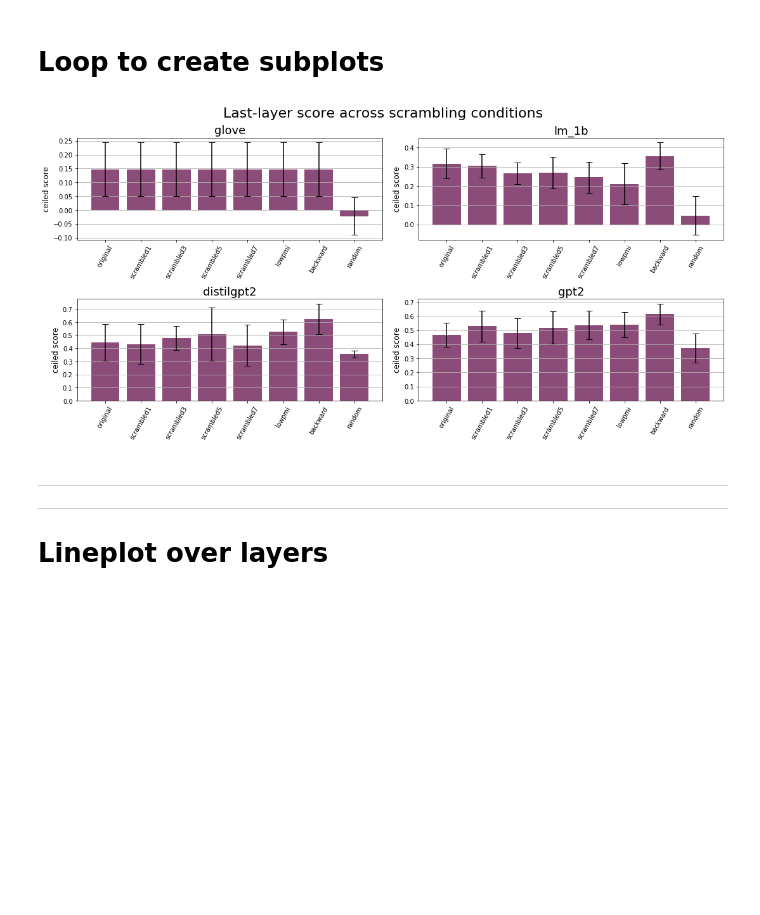
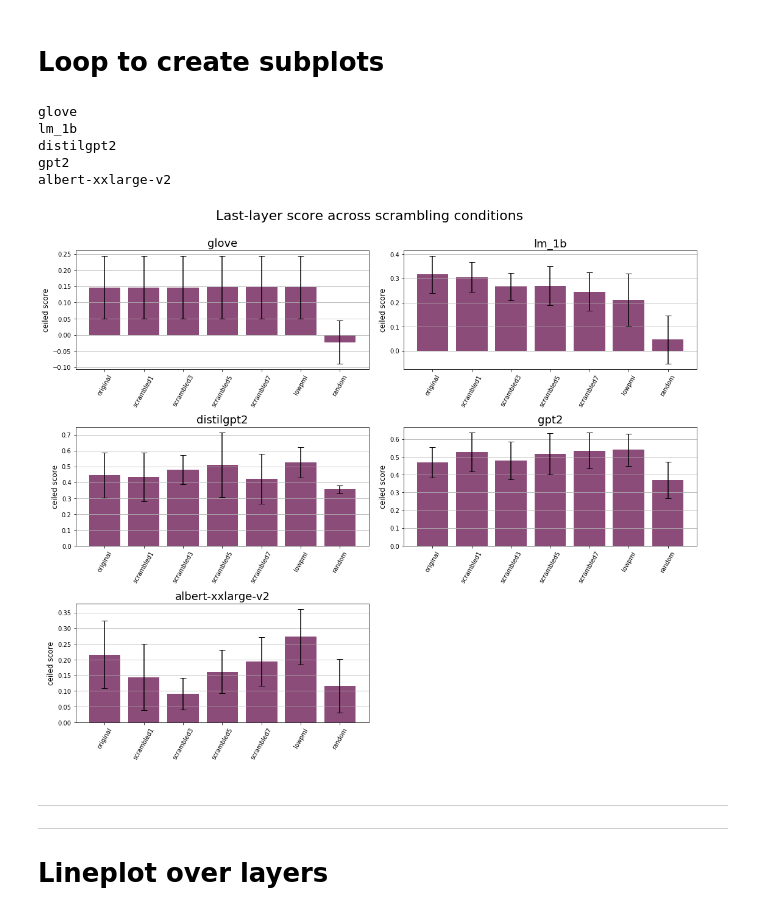
Before and after one commit to eghbalhosseini/neural-nlp-1, a Jupyter notebook: neural_nlp/analyze/neural-scrambled/match-to-brain.ipynb, the cells around one changed output. Cells and saved outputs as stored; diff of their text form; code cells hidden in the pictures; blank space fills up the shorter version.

Commit message:
added albert model

```diff
--- a/neural_nlp/analyze/neural-scrambled/match-to-brain.ipynb
+++ b/neural_nlp/analyze/neural-scrambled/match-to-brain.ipynb
@@ -62,6 +63,9 @@ def get_last_scores_df(model_identifier):
             condition = filename.split(",")[0].split("Pereira2018-encoding-")[-1]
             if "-" in condition:
                 condition = condition.split("-")[1]
+            #taking out backward
+            if condition == 'backward':
+                continue
             file = os.path.join(working_dir,filename)
             with open(file, 'rb') as f:
                 out = pickle.load(f)
@@ -75,7 +79,7 @@ def get_last_scores_df(model_identifier):
     index = conditions
     df = pd.DataFrame({'score': last_scores,
     'error': errors, 'condition':conditions})
-    df['condition'] = pd.Categorical(df['condition'], categories=['original', 'scrambled1', 'scrambled3', 'scrambled5', 'scrambled7', 'lowpmi', 'backward', 'random'])
+    df['condition'] = pd.Categorical(df['condition'], categories=['original', 'scrambled1', 'scrambled3', 'scrambled5', 'scrambled7', 'lowpmi', 'random'])# 'backward', 'random'])
     scores_df = df.sort_values(by='condition')
     return scores_df
 # %%
@@ -158,7 +164,7 @@ def get_subplots_loop(model_list):
     nrows = math.ceil(nsubplots/2)
     colors = sns.color_palette("rocket")
 
-    fig2 = plt.figure(constrained_layout=True, figsize=(15, 7))
+    fig2 = plt.figure(constrained_layout=True, figsize=(15, 4*nrows))
     fig2.suptitle('Last-layer score across scrambling conditions', fontsize=22, y=1.05)
     spec2 = GridSpec(ncols=2, nrows=nrows, figure=fig2)
     f2_ax = []
@@ -169,6 +175,7 @@ def get_subplots_loop(model_list):
             if counter + 1 > nsubplots:
                 break
             else:
+                print(model_list[counter])
                 scores_df = get_last_scores_df(model_list[counter])
                 x_pos = np.arange(len(scores_df))
                 scores = scores_df['score']
@@ -181,7 +188,7 @@ def get_subplots_loop(model_list):
                        align='center',
                        alpha=0.8, #color intensity
                        ecolor='black',
-                       capsize=5, #error bar width
+                       capsize=5, #error-bar width
                        color=colors[1]) #if you put just color=colors, you get the bar plots in different rocket palette colors
                 f2_ax[-1].set_ylabel('ceiled score',fontsize=12)
                 f2_ax[-1].set_xticks(x_pos)
@@ -190,9 +197,14 @@ def get_subplots_loop(model_list):
                 f2_ax[-1].yaxis.grid(True)
                 counter += 1
 # %%
-get_subplots_loop(['glove','lm_1b','distilgpt2', 'gpt2'])
+get_subplots_loop(['glove','lm_1b','distilgpt2', 'gpt2','albert-xxlarge-v2'])
 # %% [output]
+glove
+lm_1b
+distilgpt2
+gpt2
+albert-xxlarge-v2
-[figure, old version]
+[figure, new version]
 # %% [markdown]
 _____________________________
 _____________________________
```
Also changed, not shown: parts of 18 cells of this notebook, 1 other file.
